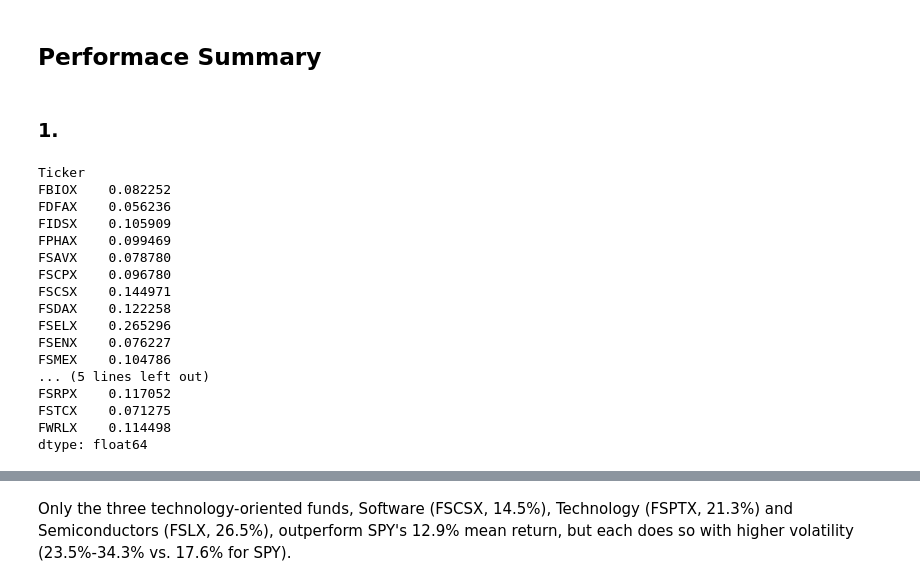
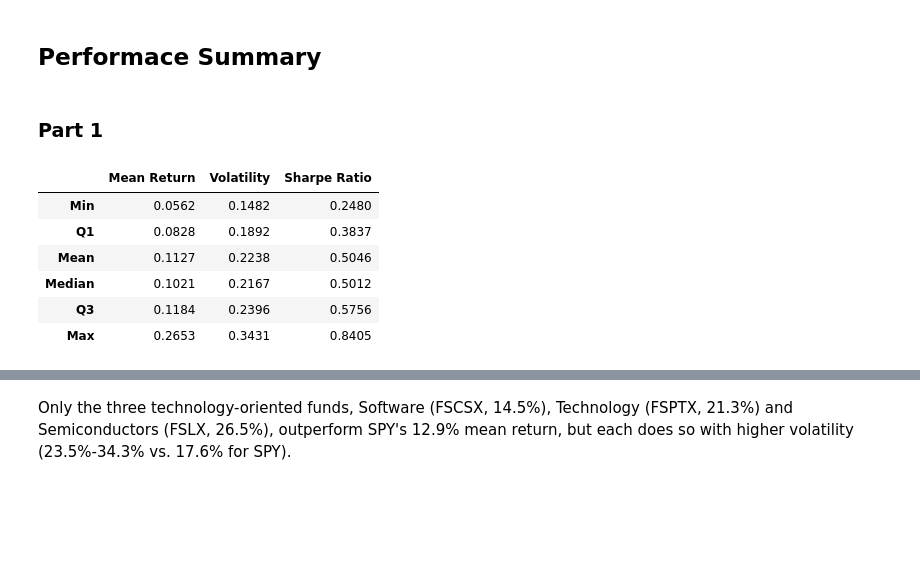
Before and after one commit to ctorello17/Project1, a Jupyter notebook: project1.ipynb, the cells around one changed output, grey strips where cells are left out. Saved outputs shown, nothing was run; the diff lists cells and outputs as text; code cells hidden in the pictures; blank space fills up the shorter version.

```diff
--- a/project1.ipynb
+++ b/project1.ipynb
@@ -50,25 +50,26 @@ Date
 # %% [markdown]
 ## Performace Summary
 # %% [markdown]
-### 1.
+### Part 1
 # %%
-mean_returns = log_returns.mean(axis=0)*252
-mean_returns
+mean_returns = log_returns.mean() * 252
+volatilities = log_returns.std() * np.sqrt(252)
+sharpe_ratio = mean_returns / volatilities
+
+absolute = pd.DataFrame({
+    "Mean Return": mean_returns,
+    "Volatility": volatilities,
+    "Sharpe Ratio": sharpe_ratio,
+})
+
+summary_abs = absolute.describe().loc[["min", "25%", "mean", "50%", "75%", "max"]]
+summary_abs.index = ["Min", "Q1", "Mean", "Median", "Q3", "Max"]
+summary_abs.round(4)
 # %% [output]
-Ticker
-FBIOX    0.082252
-FDFAX    0.056236
-FIDSX    0.105909
-FPHAX    0.099469
-FSAVX    0.078780
-FSCPX    0.096780
-FSCSX    0.144971
-FSDAX    0.122258
-FSELX    0.265296
-FSENX    0.076227
-FSMEX    0.104786
-... (5 lines left out)
-FSRPX    0.117052
-FSTCX    0.071275
-FWRLX    0.114498
-dtype: float64
+|  | Mean Return | Volatility | Sharpe Ratio |
+| Min | 0.0562 | 0.1482 | 0.2480 |
+| Q1 | 0.0828 | 0.1892 | 0.3837 |
+| Mean | 0.1127 | 0.2238 | 0.5046 |
+| Median | 0.1021 | 0.2167 | 0.5012 |
+| Q3 | 0.1184 | 0.2396 | 0.5756 |
+| Max | 0.2653 | 0.3431 | 0.8405 |
```
Also changed, not shown: parts of 31 cells of this notebook.
